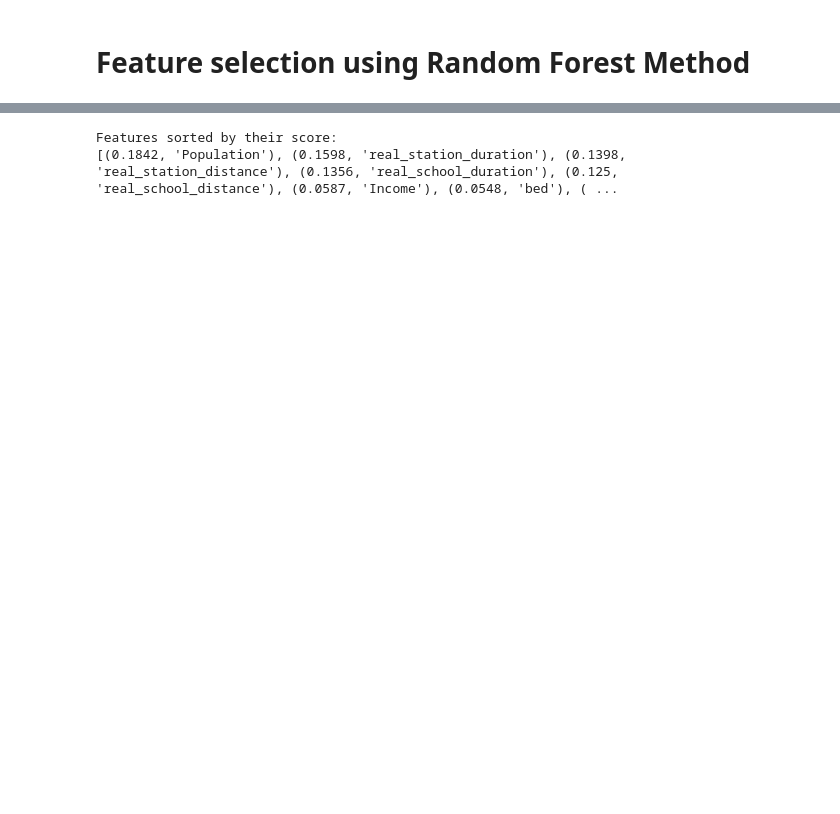
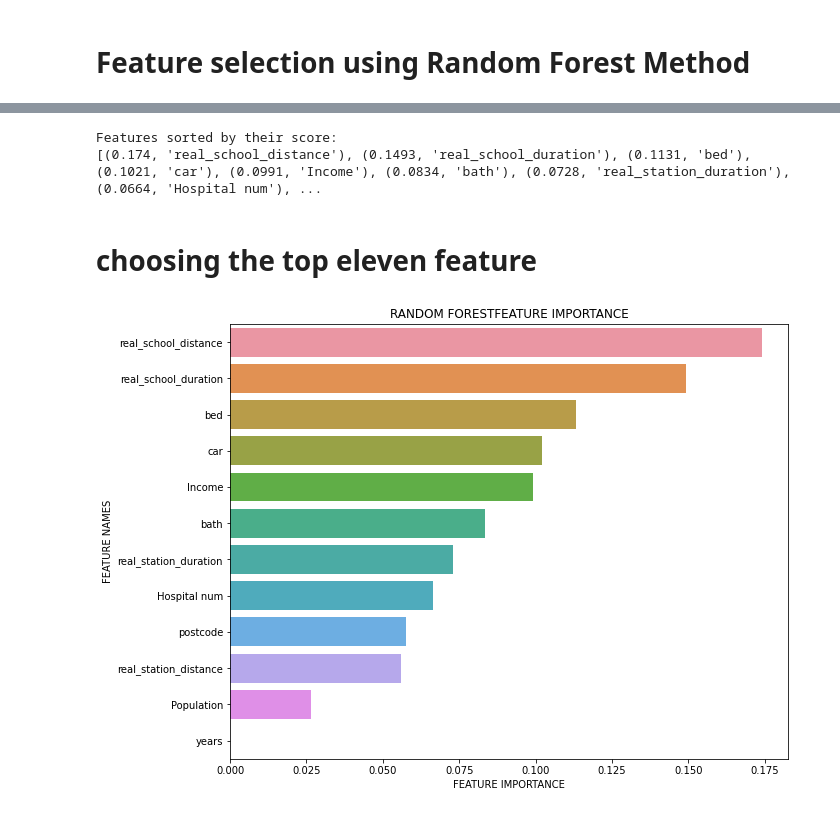
Before and after one commit to MAST30034-Applied-Data-Science/generic-real-estate-consulting-project-group-60, a Jupyter notebook: notebooks/Feature selection.ipynb, the cells around one changed output, grey strips where cells are left out. Saved outputs shown, nothing was run; the diff lists cells and outputs as text; code cells hidden in the pictures; blank space fills up the shorter version.

```diff
--- a/notebooks/Feature selection.ipynb
+++ b/notebooks/Feature selection.ipynb
@@ -48,14 +44,11 @@ import matplotlib.pyplot as plt
 # %%
-from sklearn.ensemble import RandomForestRegressor
-import numpy as np
-#Load boston housing dataset as an example
 X = all_house[['years','postcode','bed','bath','car','Income','Population','real_school_distance',
        'real_school_duration', 'real_station_distance',
-       'real_station_duration']]
+       'real_station_duration','Hospital num']]
 Y = all_house['week_rent']
 names = ['years','postcode','bed','bath','car','Income','Population','real_school_distance',
        'real_school_duration', 'real_station_distance',
-       'real_station_duration']
+       'real_station_duration','Hospital num']
 rf = RandomForestRegressor()
 rf.fit(X, Y)
 print("Features sorted by their score:")
@@ -63,4 +56,32 @@ print(sorted(zip(map(lambda x: round(x, 4), rf.feature_importances_), names),
              reverse=True))
 # %% [output]
 Features sorted by their score:
-[(0.1842, 'Population'), (0.1598, 'real_station_duration'), (0.1398, 'real_station_distance'), (0.1356, 'real_school_duration'), (0.125, 'real_school_distance'), (0.0587, 'Income'), (0.0548, 'bed'), ( ...
+[(0.174, 'real_school_distance'), (0.1493, 'real_school_duration'), (0.1131, 'bed'), (0.1021, 'car'), (0.0991, 'Income'), (0.0834, 'bath'), (0.0728, 'real_station_duration'), (0.0664, 'Hospital num'), ...
+# %% [markdown]
+# choosing the top eleven feature
+# %%
+# https://www.analyseup.com/learn-python-for-data-science/python-random-forest-feature-importance-plot.html#:~:text=Tree%20based%20machine%20learning%20algorithms,trying%20to%20predict%20the%20target.
+def plot_feature_importance(importance,names,model_type):
+
+# Create arrays from feature importance and feature names
+    feature_importance = np.array(importance)
+    feature_names = np.array(names)
+
+# Create a DataFrame using a Dictionary
+    data={'feature_names':feature_names,'feature_importance':feature_importance}
+    fi_df = pd.DataFrame(data)
+
+# Sort the DataFrame in order decreasing feature importance
+    fi_df.sort_values(by=['feature_importance'], ascending=False,inplace=True)
+
+# Define size of bar plot
+    plt.figure(figsize=(10,8))
+# Plot Searborn bar chart
+    sns.barplot(x=fi_df['feature_importance'], y=fi_df['feature_names'])
+# Add chart labels
+    plt.title(model_type + 'FEATURE IMPORTANCE')
+    plt.xlabel('FEATURE IMPORTANCE')
+    plt.ylabel('FEATURE NAMES')
+plot_feature_importance(rf.feature_importances_,X.columns,'RANDOM FOREST')
+# %% [output]
+[figure, added]
```
Also changed, not shown: parts of 8 cells of this notebook, 7 other files.
